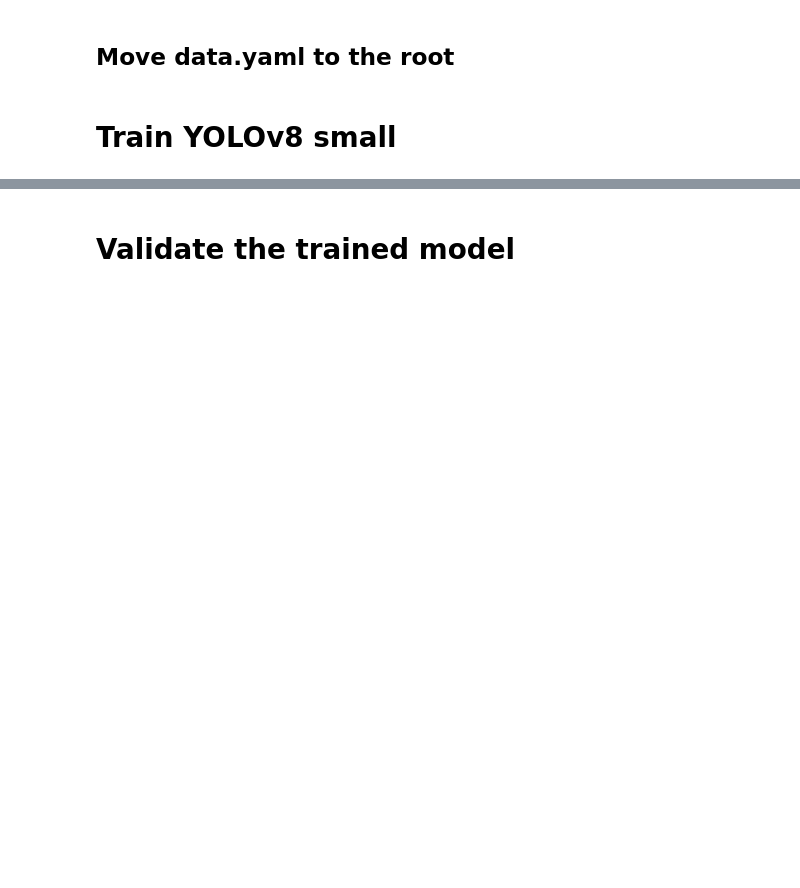
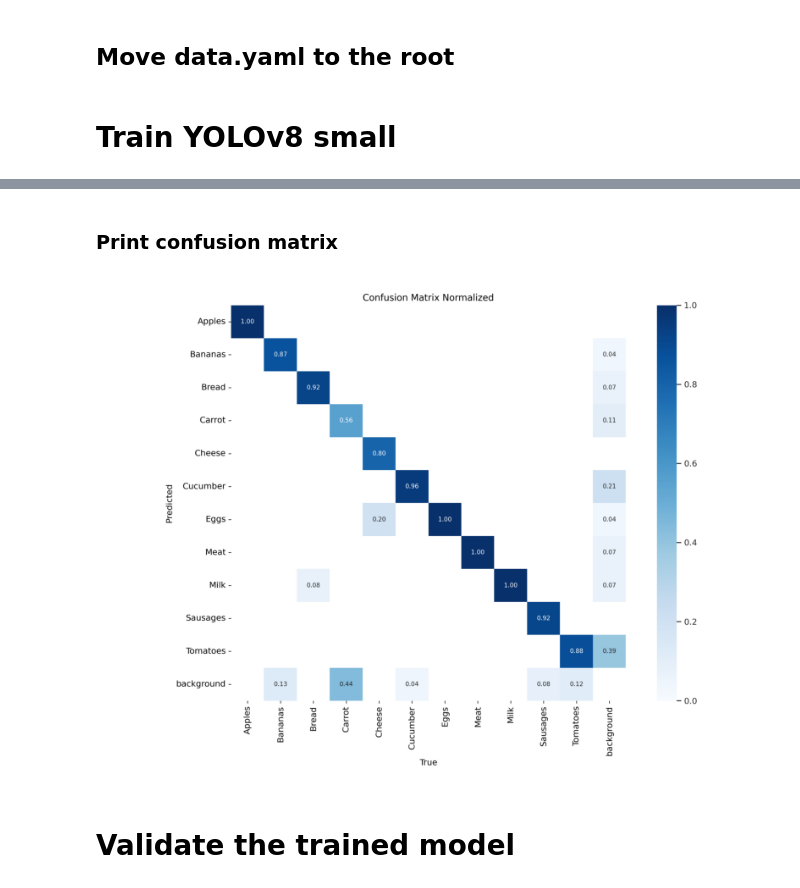
Before and after one commit to system205/PMLDL_Project, a Jupyter notebook: Train_and_test_YOLOv8.ipynb, the cells around one changed output, grey strips where cells are left out. Saved outputs shown, nothing was run; the diff lists cells and outputs as text; code cells hidden in the pictures; blank space fills up the shorter version.

```diff
--- a/Train_and_test_YOLOv8.ipynb
+++ b/Train_and_test_YOLOv8.ipynb
@@ -48,3 +79,9 @@ Results saved to runs/detect/train
+# %% [markdown]
+### Print confusion matrix
+# %%
+print_image('./runs/detect/train/confusion_matrix_normalized.png')
+# %% [output]
+[figure, added]
 # %% [markdown]
 # Validate the trained model
 # %%
```
Also changed, not shown: parts of 17 cells of this notebook.
